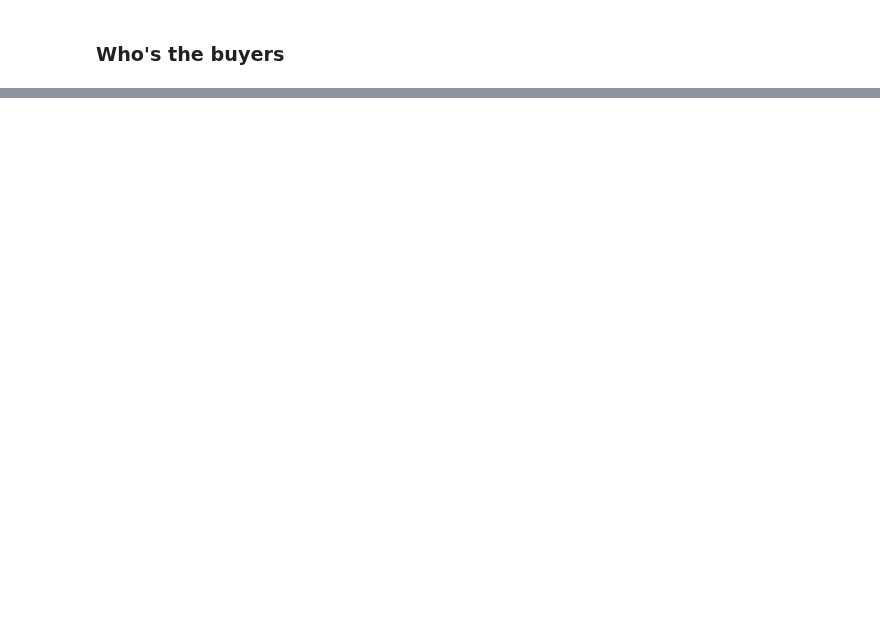
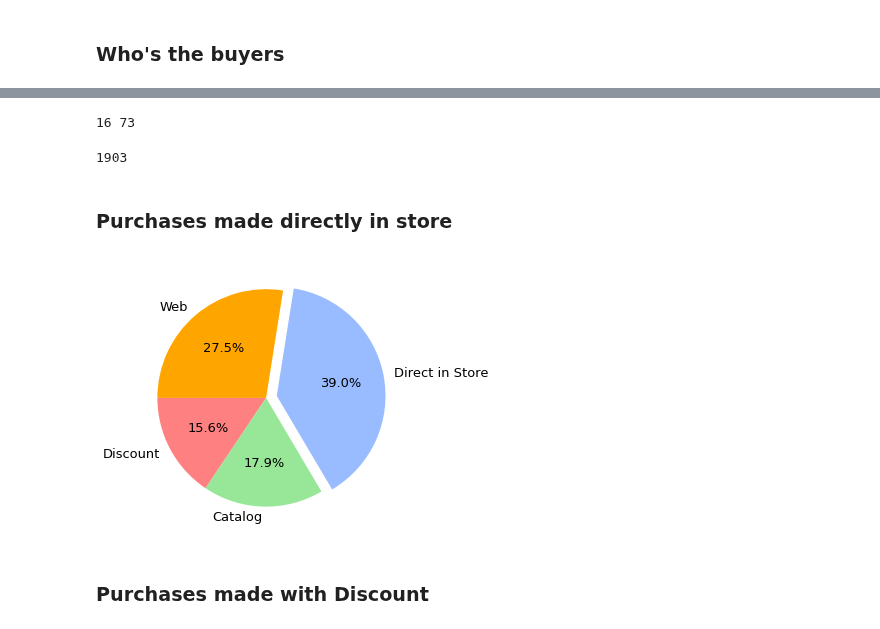
Before and after one commit to clarentcelsia/Analytics, a Jupyter notebook: marketing_campaign.ipynb, the cells around one changed output, grey strips where cells are left out. Drawn from its saved outputs; the diff is of its cells as text; code cells hidden in the pictures; blank space fills up the shorter version.

Commit message:
[add] data insight 2

```diff
--- a/marketing_campaign.ipynb
+++ b/marketing_campaign.ipynb
@@ -530,3 +530,9 @@ Index(['Year_Birth', 'Education', 'Marital_Status', 'Income', 'Kidhome',
 # %%
-#sum_disc_purchase = df_.NumDealsPurchases.sum(axis=1)
-#sns.histplot(data=df_, x='NumDealsPurchases', hue='Response', multiple='stack')
+tot_item_wdisc = df_.NumDealsPurchases.sum()
+tot_item_wcatalog = df_.NumCatalogPurchases.sum()
+tot_item_wdirstore = df_.NumStorePurchases.sum()
+tot_item_wweb = df_.NumWebPurchases.sum()
+sum_tot_items = df_.Total_Purchased_Items.sum()
+
+print(tot_item_wdisc, tot_item_wcatalog, tot_item_wdirstore, tot_item_wweb)
+print(sum_tot_items)
@@ -534,0 +556,14 @@ Index(['Year_Birth', 'Education', 'Marital_Status', 'Income', 'Kidhome',
+# %%
+print(df_buyers.Cust_Age.min(), df_buyers.Cust_Age.max())
+# %% [output]
+16 73
+# %%
+tot_data = df_buyers.shape[0]
+tot_data_1 = df_buyers[:][df_buyers.Response == 1].shape[0]
+tot_data_0 = df_buyers[:][df_buyers.Response == 0].shape[0]
+
+_age = ['Under 20', '20-35', '36-50', 'Over 51']
+bar_data_age = df_buyers
+#....
+# %% [output]
+1903
@@ -535,2 +583,26 @@ Index(['Year_Birth', 'Education', 'Marital_Status', 'Income', 'Kidhome',
+# %% [markdown]
+### Purchases made directly in store
+# %%
+fig, ax1 = plt.subplots(figsize=(8,5))
+fig.subplots_adjust(wspace=0)
+
+chart_percentage = [float(x) for x in ([
+    '{:.1f}'.format((tot_item_wdisc/sum_tot_items)*100),
+    '{:.1f}'.format((tot_item_wcatalog/sum_tot_items)*100),
+    '{:.1f}'.format((tot_item_wdirstore/sum_tot_items)*100),
+    '{:.1f}'.format((tot_item_wweb/sum_tot_items)*100)
+])]
+
+labels = ['Discount', 'Catalog', 'Direct in Store', 'Web']
+explode = [0, 0, 0.1, 0]
+angle = 60 * chart_percentage[2]
+wedges, *_ = ax1.pie(chart_percentage, autopct='%1.1f%%', startangle=angle,
+                     labels=labels, explode=explode, colors=['#ff8080','#98e698','#99bbff','orange'], textprops={'size': 13})
+
+fig.show()
+# %% [output]
+[figure, added]
+# %% [markdown]
+### Purchases made with Discount
 # %%
 # Recency, Age, Total Children, Income
```
Also changed, not shown: parts of 6 cells of this notebook.
